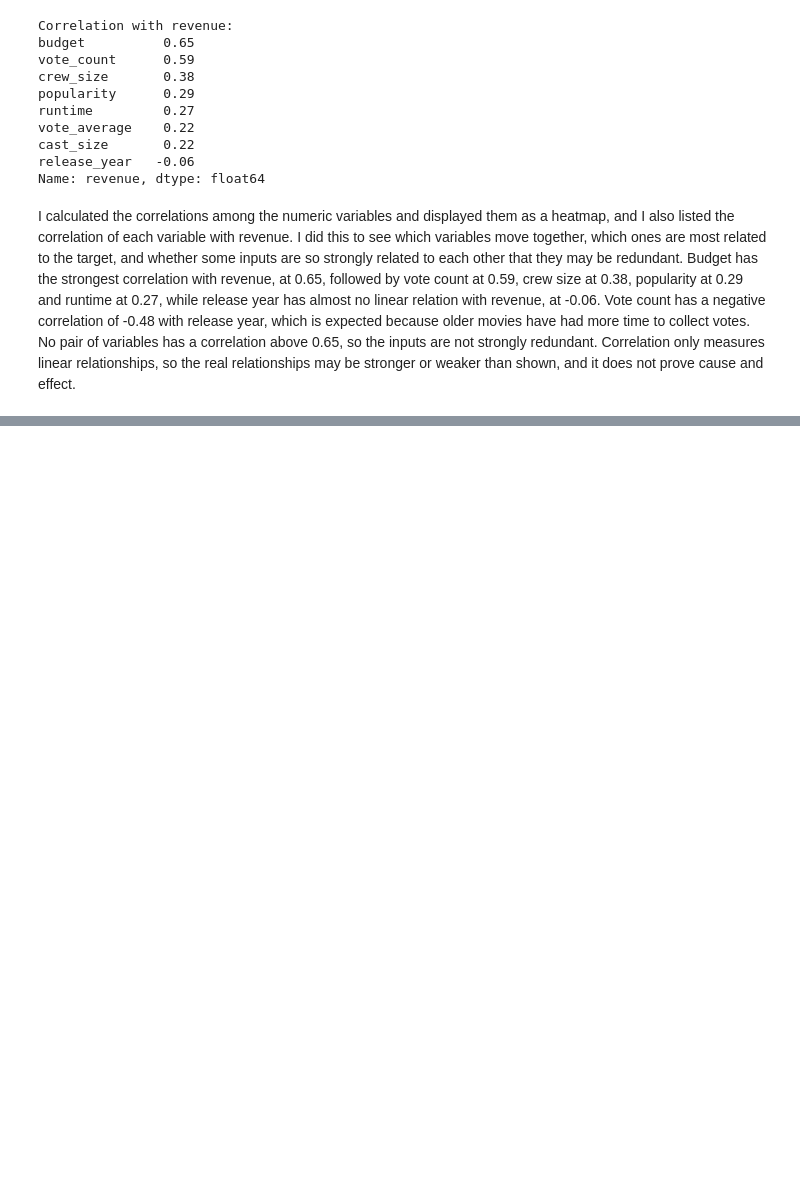
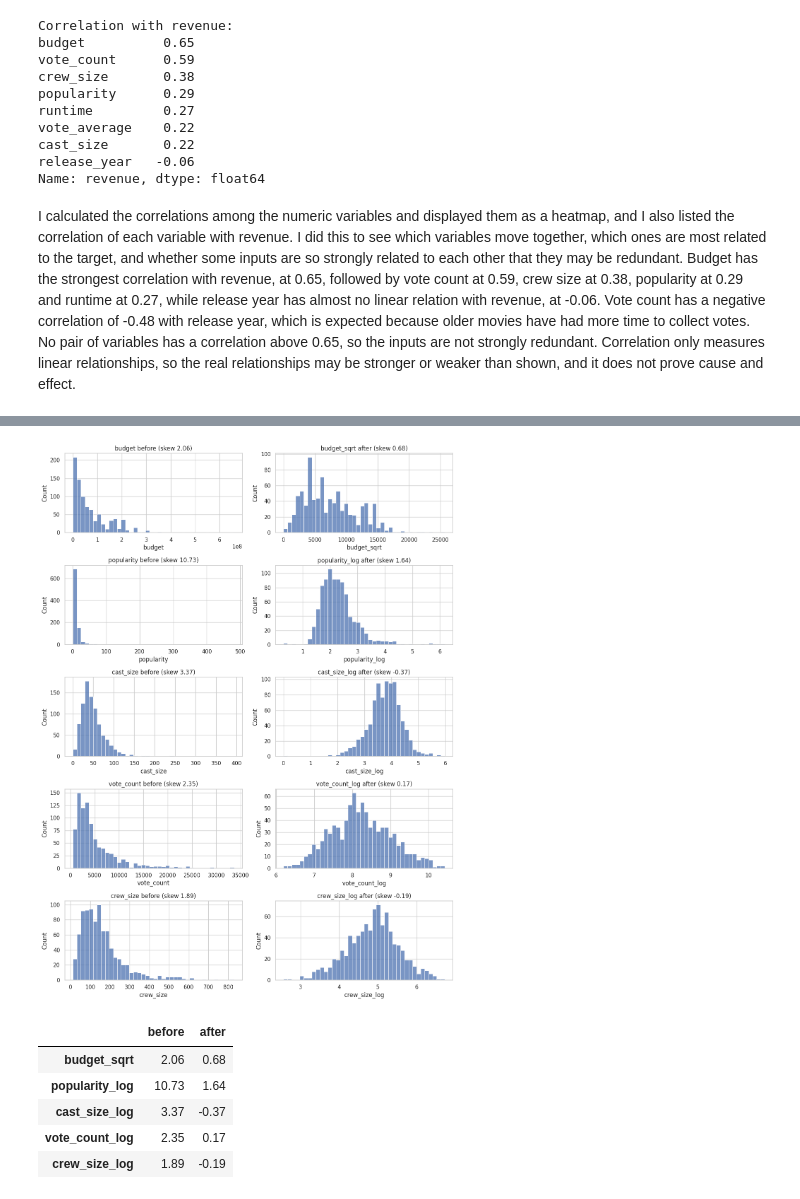
Before and after one commit to eishaiqbal767-cmyk/AI-TMBD-MOVIES-PROJECT, a Jupyter notebook: Notebooks/TMBD_Project.ipynb, the cells around one changed output, grey strips where cells are left out. Saved outputs shown, nothing was run; the diff lists cells and outputs as text; code cells hidden in the pictures; blank space fills up the shorter version.

```diff
--- a/Notebooks/TMBD_Project.ipynb
+++ b/Notebooks/TMBD_Project.ipynb
@@ -298,0 +301,12 @@ Colab restarts clear the variables in memory, so this cell reloads the datasets
+# %%
+import matplotlib.pyplot as plt
+import seaborn as sns
+sns.set_theme(style='whitegrid')
+
+eda = df_model.copy()
+eda['release_date'] = pd.to_datetime(eda['release_date'])
+eda['release_year'] = eda['release_date'].dt.year
+eda['in_collection'] = eda['collection_name'].notna().map({True: 'In a collection', False: 'Standalone'})
+eda['language_group'] = np.where(eda['original_language'] == 'en', 'English', 'Other')
+
+print('eda rebuilt:', eda.shape)
@@ -963,0 +1030,32 @@ I calculated the correlations among the numeric variables and displayed them as
+# %%
+transformed = eda.copy()
+transformed['budget_sqrt'] = np.sqrt(eda['budget'])
+for c in ['popularity', 'cast_size', 'vote_count', 'crew_size']:
+    transformed[f'{c}_log'] = np.log1p(eda[c])
+
+pairs = [('budget', 'budget_sqrt'), ('popularity', 'popularity_log'),
+         ('cast_size', 'cast_size_log'), ('vote_count', 'vote_count_log'),
+         ('crew_size', 'crew_size_log')]
+
+fig, axes = plt.subplots(len(pairs), 2, figsize=(12, 16))
+for i, (a, b) in enumerate(pairs):
+    sns.histplot(transformed[a].dropna(), bins=40, ax=axes[i, 0])
+    axes[i, 0].set_title(f'{a} before (skew {transformed[a].skew():.2f})')
+    sns.histplot(transformed[b].dropna(), bins=40, ax=axes[i, 1])
+    axes[i, 1].set_title(f'{b} after (skew {transformed[b].skew():.2f})')
+plt.tight_layout()
+plt.show()
+
+summary = pd.DataFrame({
+    'before': [transformed[a].skew() for a, b in pairs],
+    'after': [transformed[b].skew() for a, b in pairs]
+}, index=[b for a, b in pairs]).round(2)
+display(summary)
+# %% [output]
+[figure, added]
+|  | before | after |
+| budget_sqrt | 2.06 | 0.68 |
+| popularity_log | 10.73 | 1.64 |
+| cast_size_log | 3.37 | -0.37 |
+| vote_count_log | 2.35 | 0.17 |
+| crew_size_log | 1.89 | -0.19 |
```
Also changed, not shown: parts of 10 cells of this notebook.
